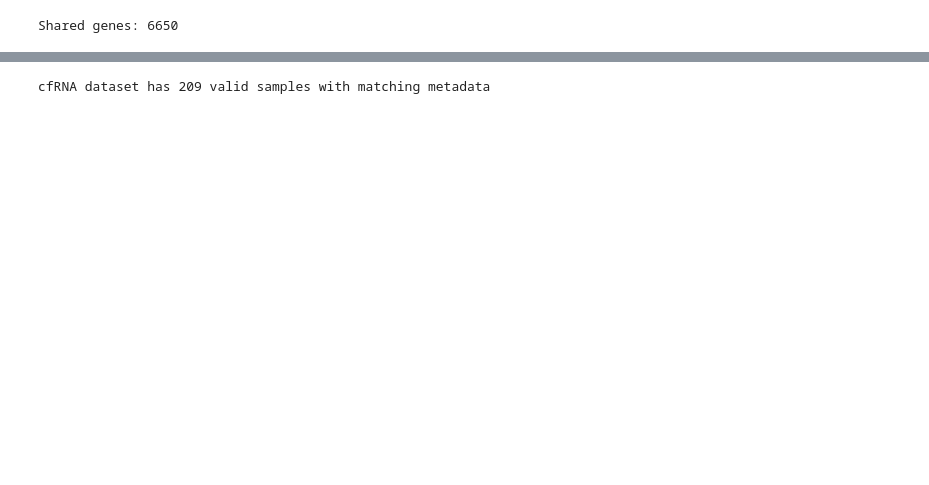
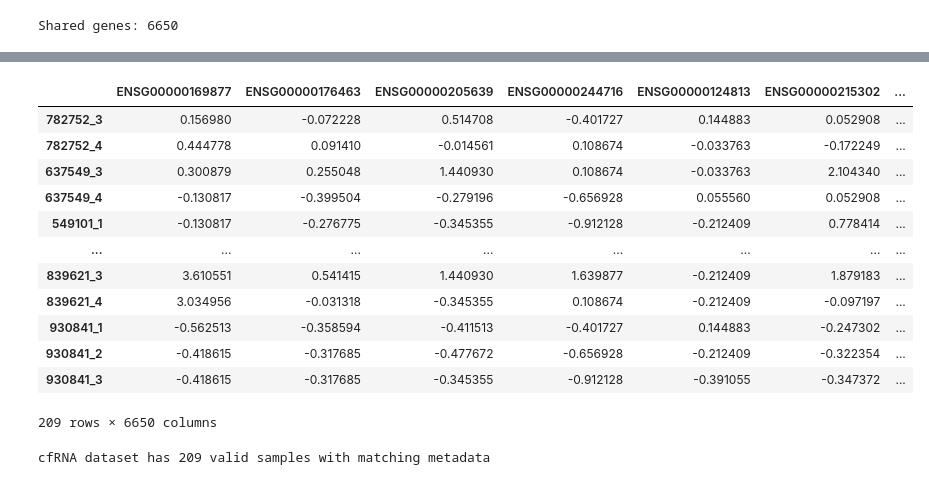
Before and after one commit to mubbytheback/gnn-challenge, a Jupyter notebook: organizer_scripts/build_dataset.ipynb, the cells around one changed output, grey strips where cells are left out. Drawn from its saved outputs; the diff is of its cells as text; code cells hidden in the pictures; blank space fills up the shorter version.

```diff
--- a/organizer_scripts/build_dataset.ipynb
+++ b/organizer_scripts/build_dataset.ipynb
@@ -102,0 +125,16 @@ disease_map = meta_cfRNA.set_index('Sample_title')['disease'].map({'control': 0,
+# %%
+train_df
+# %% [output]
+|  | ENSG00000169877 | ENSG00000176463 | ENSG00000205639 | ENSG00000244716 | ENSG00000124813 | ENSG00000215302 | ... |
+| 782752_3 | 0.156980 | -0.072228 | 0.514708 | -0.401727 | 0.144883 | 0.052908 | ... |
+| 782752_4 | 0.444778 | 0.091410 | -0.014561 | 0.108674 | -0.033763 | -0.172249 | ... |
+| 637549_3 | 0.300879 | 0.255048 | 1.440930 | 0.108674 | -0.033763 | 2.104340 | ... |
+| 637549_4 | -0.130817 | -0.399504 | -0.279196 | -0.656928 | 0.055560 | 0.052908 | ... |
+| 549101_1 | -0.130817 | -0.276775 | -0.345355 | -0.912128 | -0.212409 | 0.778414 | ... |
+| ... | ... | ... | ... | ... | ... | ... | ... |
+| 839621_3 | 3.610551 | 0.541415 | 1.440930 | 1.639877 | -0.212409 | 1.879183 | ... |
+| 839621_4 | 3.034956 | -0.031318 | -0.345355 | 0.108674 | -0.212409 | -0.097197 | ... |
+| 930841_1 | -0.562513 | -0.358594 | -0.411513 | -0.401727 | 0.144883 | -0.247302 | ... |
+| 930841_2 | -0.418615 | -0.317685 | -0.477672 | -0.656928 | -0.212409 | -0.322354 | ... |
+| 930841_3 | -0.418615 | -0.317685 | -0.345355 | -0.912128 | -0.391055 | -0.347372 | ... |
+209 rows × 6650 columns
```
Also changed, not shown: parts of 19 cells of this notebook, 6 other files.
